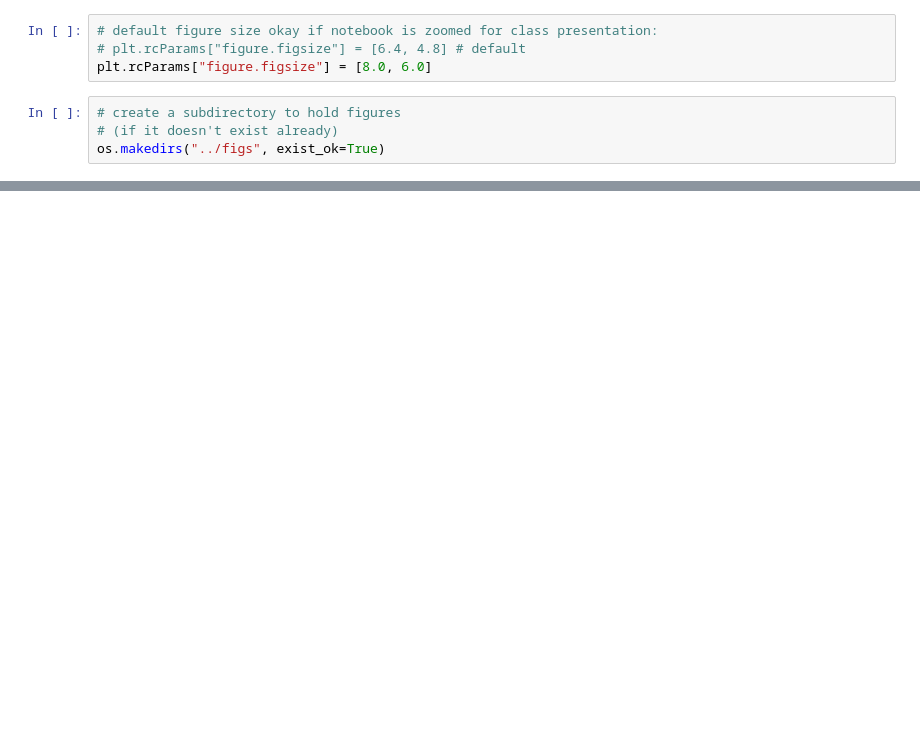
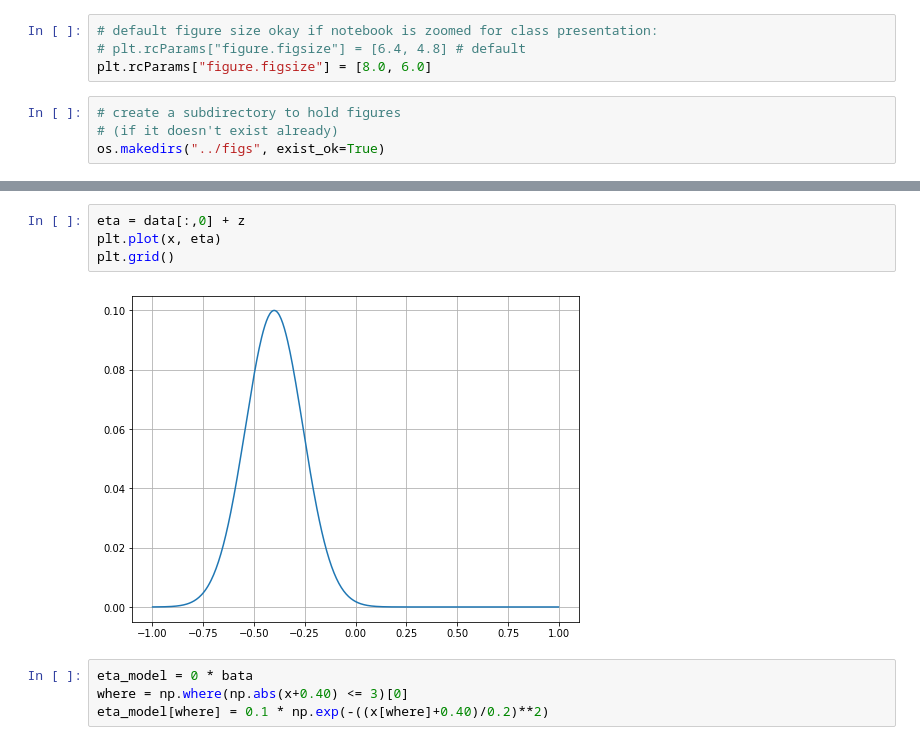
Before and after one commit to sirpipat/tsunami-modelling, a Jupyter notebook: src/NewGround.ipynb, the cells around one changed output, grey strips where cells are left out. Cells and saved outputs as stored; diff of their text form; blank space fills up the shorter version.

```diff
--- a/src/NewGround.ipynb
+++ b/src/NewGround.ipynb
@@ -540,0 +126,10 @@ ocean.simulate(CFL, MAX_STEPS, times, output_directory)
+# %%
+eta = data[:,0] + z
+plt.plot(x, eta)
+plt.grid()
+# %% [output]
+[figure, added]
+# %%
+eta_model = 0 * bata
+where = np.where(np.abs(x+0.40) <= 3)[0]
+eta_model[where] = 0.1 * np.exp(-((x[where]+0.40)/0.2)**2)
```
Also changed, not shown: parts of 107 cells of this notebook, 7 other files.
